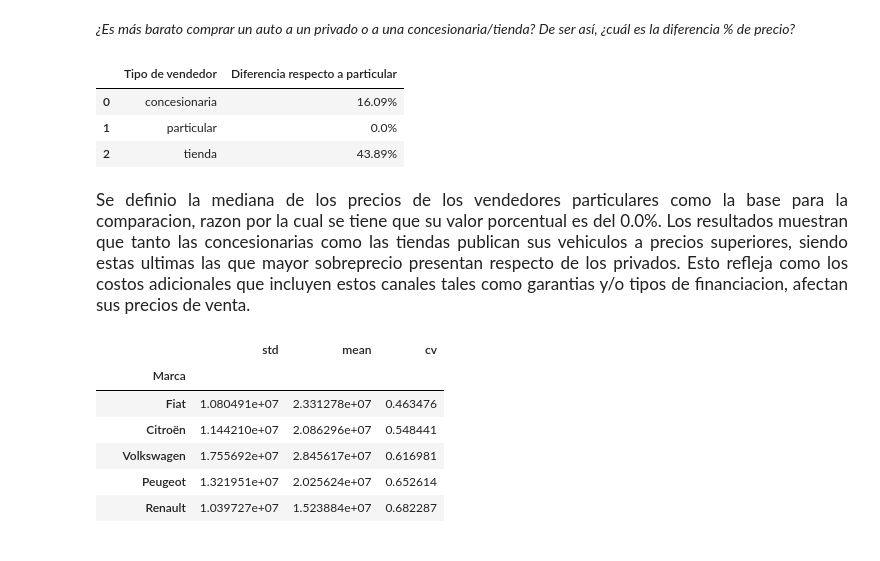
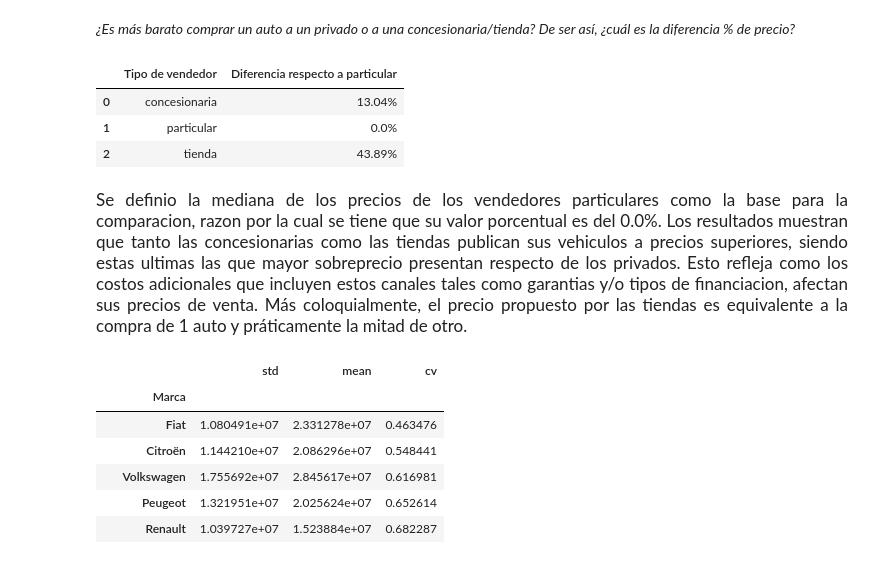
Before and after one commit to PilarOtero/Gurevich_Otero_Informe_PF, a Jupyter notebook: notebook/Gurevich_Otero_Notebook_PF.ipynb, the cells around one changed output. Cells and saved outputs as stored; diff of their text form; code cells hidden in the pictures.

```diff
--- a/notebook/Gurevich_Otero_Notebook_PF.ipynb
+++ b/notebook/Gurevich_Otero_Notebook_PF.ipynb
@@ -320,13 +321,7 @@ DETECCION DE OUTLIERS
 # %%
 df_outliers = data_pre.copy()
 # %%
-df_outliers = flagear_outliers_por_grupo(
-    df_outliers,
-    grupo_col="Marca_Modelo",
-    col="Precio",
-    k=1.5,
-    min_registros=10
-)
+df_outliers = flagear_outliers_por_grupo(df_outliers, grupo_col = "Marca_Modelo", col = "Precio", k = 1.5, min_registros = 10)
 # %% [output]
 [Precio] Outliers detectados: 544 (2.99%)
 Grupos chicos no filtrados (<10 registros): 49
@@ -894,22 +968,22 @@ display(pd.DataFrame({
 *¿Es más barato comprar un auto a un privado o a una concesionaria/tienda? De ser así, ¿cuál es la diferencia % de precio?*
 # %%
 #Mediana para evitar que los otliers afecten
-mediana_por_vendedor = data_pre.groupby('Tipo de vendedor')['Precio'].median()
+mediana_por_vendedor = data_pre_sin_outliers.groupby('Tipo de vendedor')['Precio'].median()
 mediana_particulares = mediana_por_vendedor['particular']
 
 valores = ((mediana_por_vendedor - mediana_particulares) / mediana_particulares * 100).round(2)
 
 display(pd.DataFrame({
     'Tipo de vendedor': valores.index,
     'Diferencia respecto a particular': valores.values.round(2).astype(str) + '%'}))
 # %% [output]
 |  | Tipo de vendedor | Diferencia respecto a particular |
-| 0 | concesionaria | 16.09% |
+| 0 | concesionaria | 13.04% |
 | 1 | particular | 0.0% |
 | 2 | tienda | 43.89% |
 # %% [markdown]
 <p style="text-align: justify; text-justify: inter-word; font-size: 17px;">
-Se definio la mediana de los precios de los vendedores particulares como la base para la comparacion, razon por la cual se tiene que su valor porcentual es del 0.0%. Los resultados muestran que tanto las concesionarias como las tiendas publican sus vehiculos a precios superiores, siendo estas ultimas las que mayor sobreprecio presentan respecto de los privados. Esto refleja como los costos adicionales que incluyen estos canales tales como garantias y/o tipos de financiacion, afectan sus precios de venta.
+Se definio la mediana de los precios de los vendedores particulares como la base para la comparacion, razon por la cual se tiene que su valor porcentual es del 0.0%. Los resultados muestran que tanto las concesionarias como las tiendas publican sus vehiculos a precios superiores, siendo estas ultimas las que mayor sobreprecio presentan respecto de los privados. Esto refleja como los costos adicionales que incluyen estos canales tales como garantias y/o tipos de financiacion, afectan sus precios de venta. Más coloquialmente, el precio propuesto por las tiendas es equivalente a la compra de 1 auto y práticamente la mitad de otro.
 </p>
 # %%
 #Definimos que las marcas con mas de 35 muestras sean las validas para calcular el Coeficiente de Variacion
```
Also changed, not shown: parts of 23 cells of this notebook, 2 other files.
